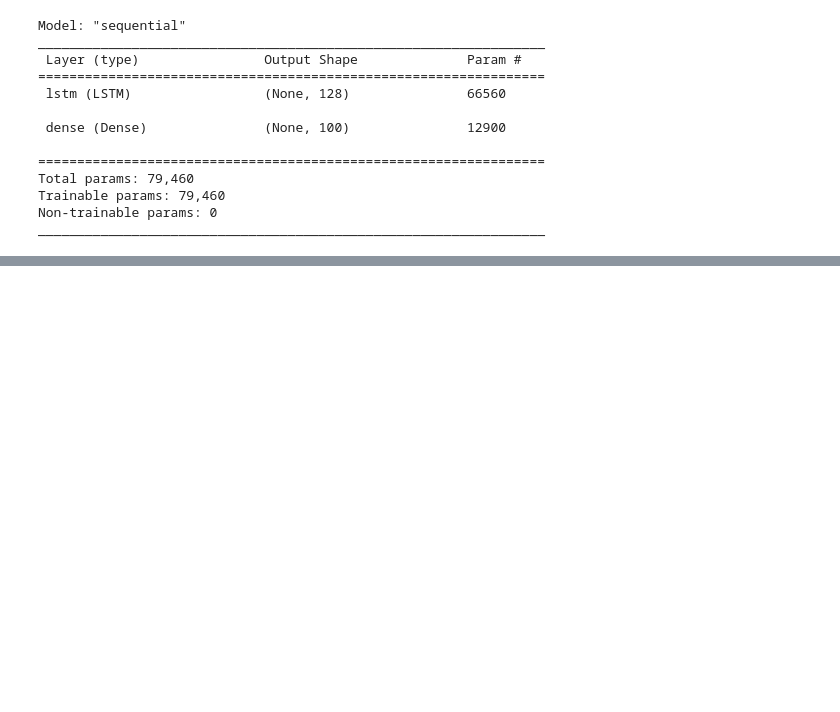
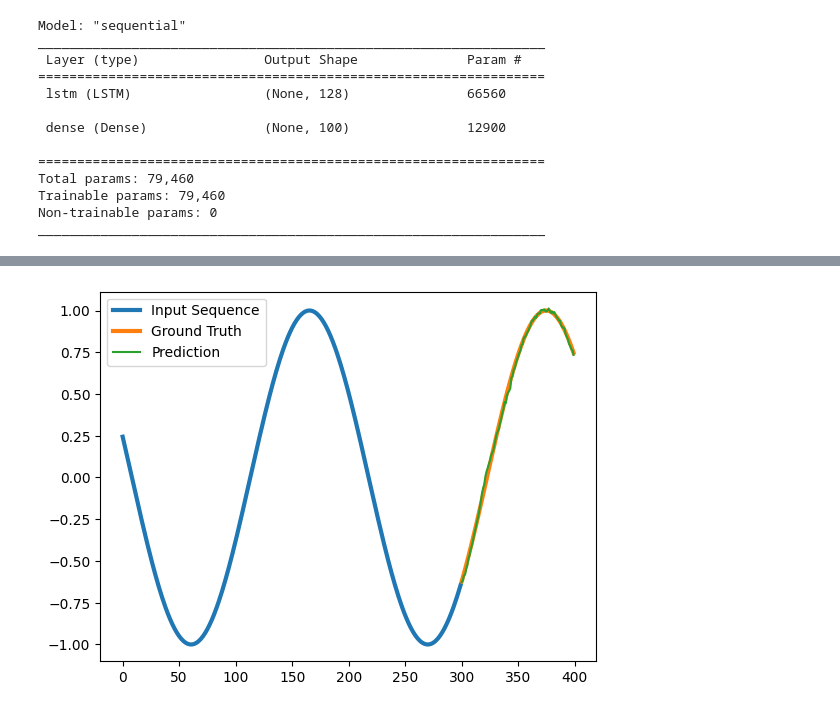
Before and after one commit to sen-leon/Electricity-Prediction, a Jupyter notebook: src/SingleFeatureRNN.ipynb, the cells around one changed output, grey strips where cells are left out. Saved outputs shown, nothing was run; the diff lists cells and outputs as text; code cells hidden in the pictures; blank space fills up the shorter version.

```diff
--- a/src/SingleFeatureRNN.ipynb
+++ b/src/SingleFeatureRNN.ipynb
@@ -223,0 +213,2 @@ dict_keys(['loss', 'r2_score', 'val_loss', 'val_r2_score'])
+# %%
+y_hat = single_feature_model.predict(x_test_single)
@@ -223,0 +217,11 @@ dict_keys(['loss', 'r2_score', 'val_loss', 'val_r2_score'])
+# %%
+plt.figure()
+
+plt.plot(t[:past_history], x_test_single[0,:], lw=3, label="Input Sequence")
+plt.plot(t[past_history:past_history+future_target], y_test_single[0], lw=3, label="Ground Truth")
+plt.plot(t[past_history:past_history+future_target], y_hat[0], label="Prediction")
+plt.legend(loc='upper left')
+
+plt.show()
+# %% [output]
+[figure, added]
```
Also changed, not shown: parts of 5 cells of this notebook.
